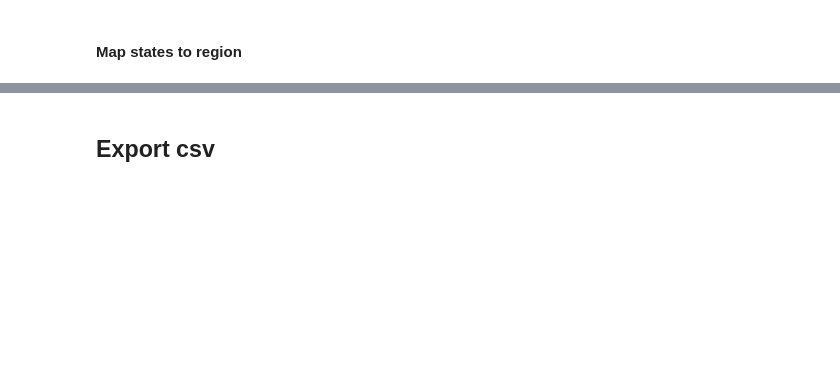
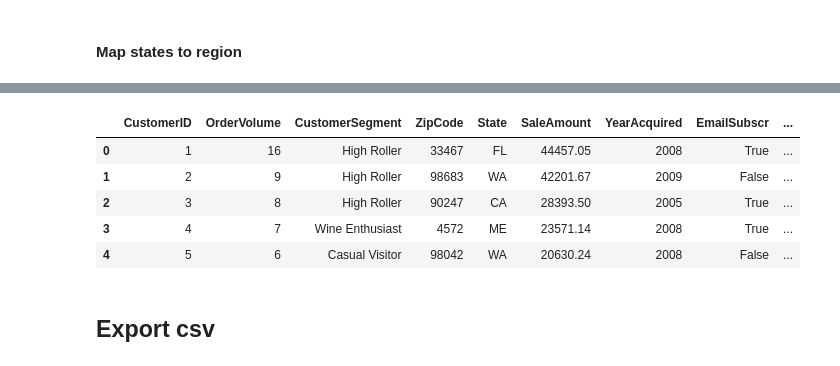
Before and after one commit to hobbeskocha/winery-and-you, a Jupyter notebook: src/1_data_cleaning.ipynb, the cells around one changed output, grey strips where cells are left out. Cells and saved outputs as stored; diff of their text form; code cells hidden in the pictures; blank space fills up the shorter version.

Commit message:
first round of descriptive analysis and plotting

```diff
--- a/src/1_data_cleaning.ipynb
+++ b/src/1_data_cleaning.ipynb
@@ -333,2 +339,27 @@ winery.head(50)
+# %%
+customer = temp.groupby("CustomerID").agg({
+    "OrderID": "count",
+    "CustomerSegment": "first",
+    "ZipCode": "first",
+    "State": "first",
+    "SaleAmount": "sum",
+    "YearAcquired": "first",
+    "EmailSubscr": "max",
+    "NewsletterSubscr": "max",
+    "WinemakerCallSubscr": "max",
+    "Division": "first",
+    "Region": "first"
+}).reset_index()
+
+customer.rename(columns = {'OrderID':'OrderVolume'}, inplace = True)
+
+customer.head()
+# %% [output]
+|  | CustomerID | OrderVolume | CustomerSegment | ZipCode | State | SaleAmount | YearAcquired | EmailSubscr | ... |
+| 0 | 1 | 16 | High Roller | 33467 | FL | 44457.05 | 2008 | True | ... |
+| 1 | 2 | 9 | High Roller | 98683 | WA | 42201.67 | 2009 | False | ... |
+| 2 | 3 | 8 | High Roller | 90247 | CA | 28393.50 | 2005 | True | ... |
+| 3 | 4 | 7 | Wine Enthusiast | 4572 | ME | 23571.14 | 2008 | True | ... |
+| 4 | 5 | 6 | Casual Visitor | 98042 | WA | 20630.24 | 2008 | False | ... |
 # %% [markdown]
 ## Export csv
```
Also changed, not shown: parts of 14 cells of this notebook, 3 other files.
